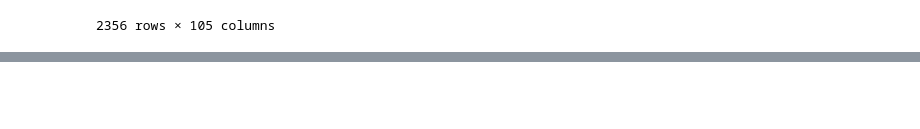
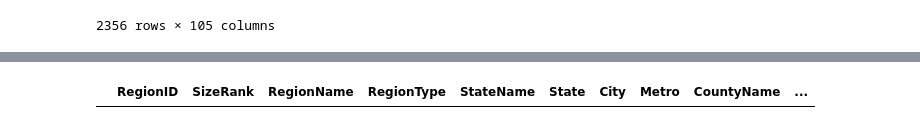
Before and after one commit to WoojinJun/zipcode_investment, a Jupyter notebook: scratch-notebook.ipynb, the cells around one changed output, grey strips where cells are left out. Saved outputs shown, nothing was run; the diff lists cells and outputs as text; code cells hidden in the pictures; blank space fills up the shorter version.

```diff
--- a/scratch-notebook.ipynb
+++ b/scratch-notebook.ipynb
@@ -112,0 +191,9 @@ df3.sort_values('RegionID')
+# %%
+#f_fixed.drop(columns = f_fixed[['2022-06-30', '2022-08-31', '2023-05-31']].columns[(f_fixed[['2022-06-30', '2022-08-31', '2023-05-31']] > 0).any()])
+
+indexNames = f_fixed[ f_fixed[['2022-06-30', '2022-08-31', '2023-05-31']] > 0 ].index
+f_fixed.drop(indexNames , inplace=True)
+
+f_fixed.sort_values(['2022-06-30', '2022-08-31', '2023-05-31'], ascending=True)
+# %% [output]
+|  | RegionID | SizeRank | RegionName | RegionType | StateName | State | City | Metro | CountyName | ... |
```
Also changed, not shown: parts of 12 cells of this notebook.
